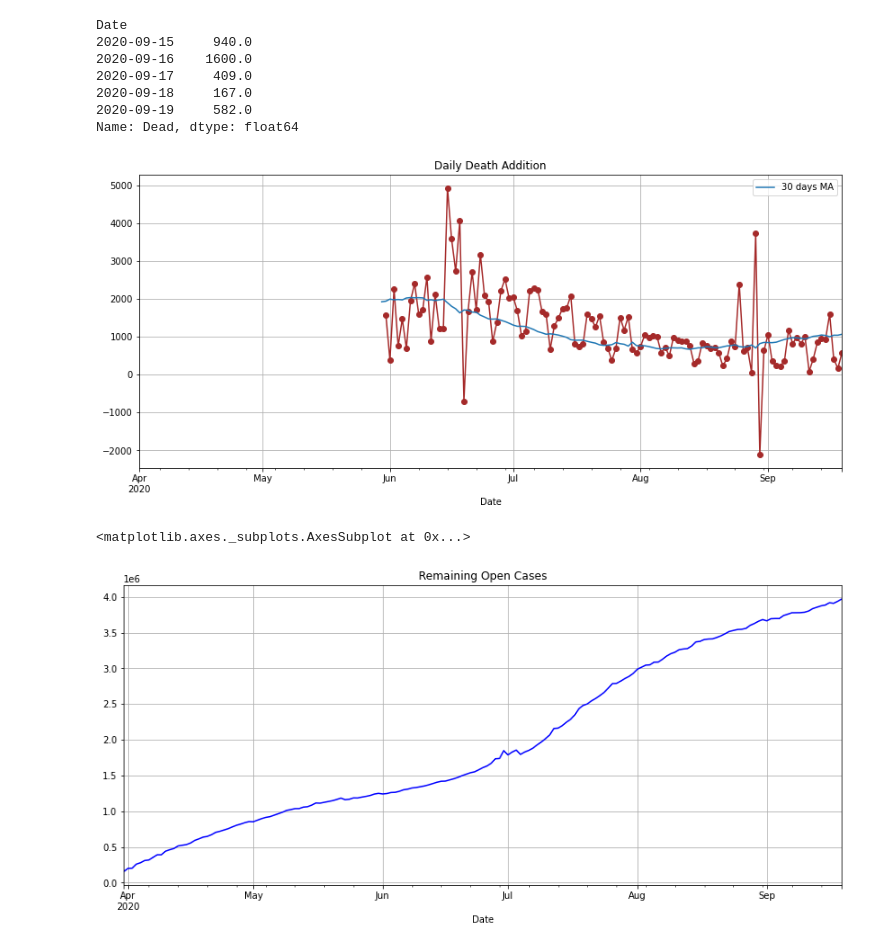
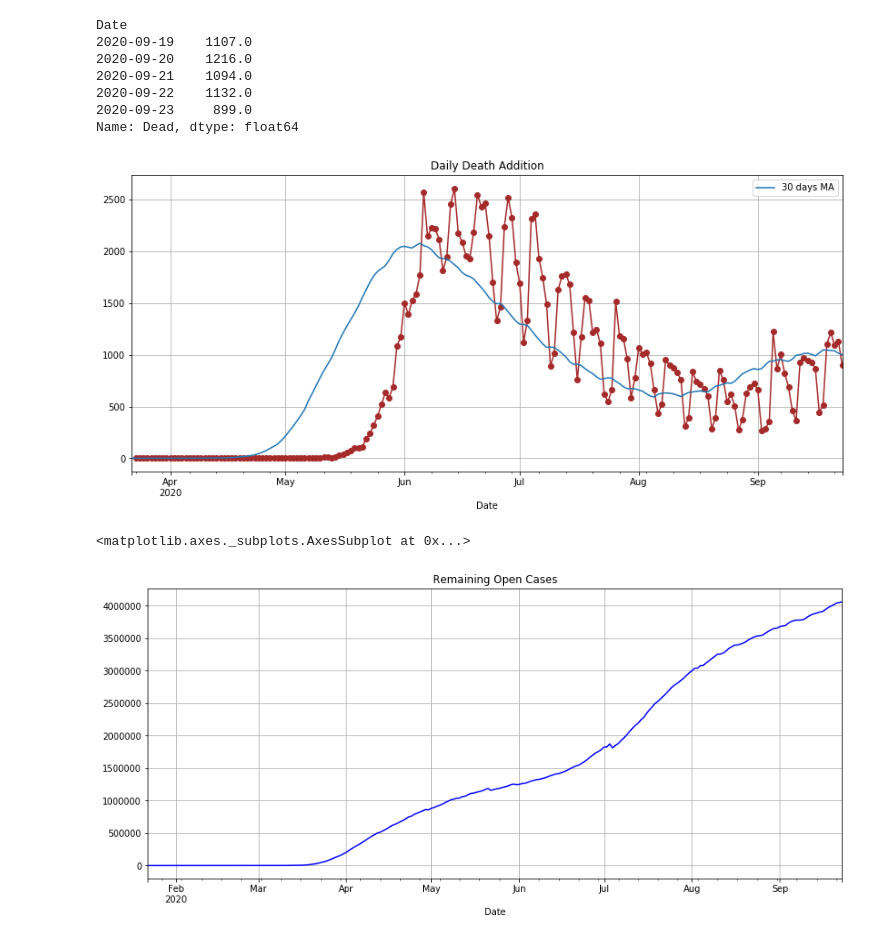
Before and after one commit to olegsheynin/data_analysis, a Jupyter notebook: coronavirus/Coronavirus Development USA.ipynb, the cells around one changed output. Saved outputs shown, nothing was run; the diff lists cells and outputs as text; code cells hidden in the pictures.

```diff
--- a/coronavirus/Coronavirus Development USA.ipynb
+++ b/coronavirus/Coronavirus Development USA.ipynb
@@ -8,0 +14,4 @@ cv_data = cv_data_usa
+# %%
+cv_data = covid_19_shared.loadJHUData("US", True)
+
+cv_data
@@ -96,26 +158,27 @@ Date
 # %%
 # Deaths daily additions
-df1 = (cv_data.Dead - cv_data.Dead.shift(1)).dropna()
-df = df1.shift(60).dropna()
-print(df.tail())
-df.plot(
+df = (cv_data.Dead - cv_data.Dead.shift(1)).dropna()
+df_data = df.shift(60).dropna()
+df_ma = df.shift(30).rolling(30).mean().dropna()
+print(df_data.tail())
+df_data.plot(
     title="Daily Death Addition"
     , figsize=(14, 6)
     , grid = True
     , color = ['brown']
     , style = '-o'
 )
-df1.shift(30).rolling(30).mean().plot(grid=True, legend=True, label="30 days MA")
+df_ma.plot(grid=True, legend=True, label="30 days MA")
 plt.show()
 # %% [output]
 Date
-2020-09-15     940.0
-2020-09-16    1600.0
-2020-09-17     409.0
-2020-09-18     167.0
-2020-09-19     582.0
+2020-09-19    1107.0
+2020-09-20    1216.0
+2020-09-21    1094.0
+2020-09-22    1132.0
+2020-09-23     899.0
 Name: Dead, dtype: float64
-[figure, old version]
+[figure, new version]
 # %%
 # Remaining open cases
 df = (cv_data.Confirmed - cv_data.Dead - cv_data.Recovered).dropna()
@@ -127,5 +190,5 @@ df.plot(
 )
 # %% [output]
 <matplotlib.axes._subplots.AxesSubplot at 0x...>
-[figure, old version]
+[figure, new version]
 # %%
```
Also changed, not shown: parts of 9 cells of this notebook, 7 other files.
